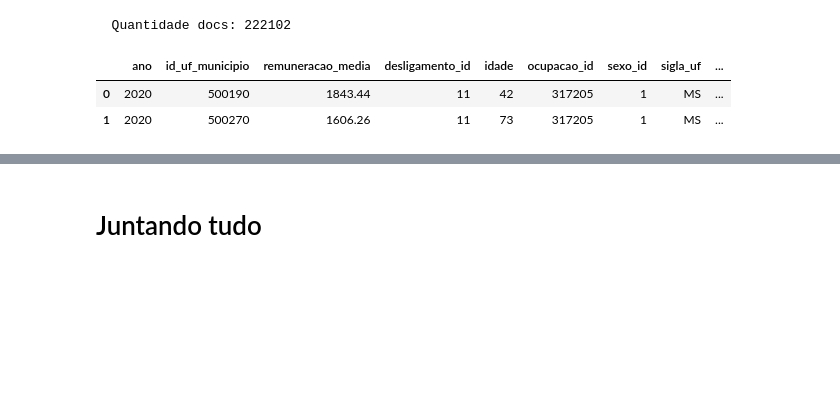
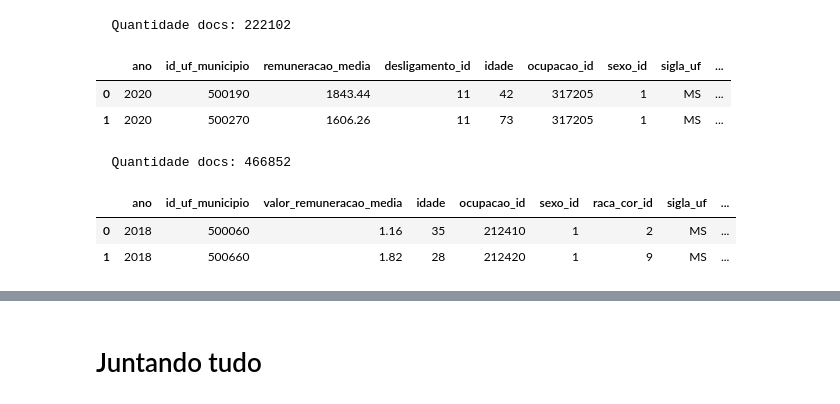
Before and after one commit to celiudos/unb_artigo_mineracao_dados, a Jupyter notebook: src/03_juntando_todos_anos.ipynb, the cells around one changed output, grey strips where cells are left out. Saved outputs shown, nothing was run; the diff lists cells and outputs as text; code cells hidden in the pictures; blank space fills up the shorter version.

```diff
--- a/src/03_juntando_todos_anos.ipynb
+++ b/src/03_juntando_todos_anos.ipynb
@@ -103,3 +119,11 @@ df_d_2020.head(2)
 |  | ano | id_uf_municipio | remuneracao_media | desligamento_id | idade | ocupacao_id | sexo_id | sigla_uf | ... |
 | 0 | 2020 | 500190 | 1843.44 | 11 | 42 | 317205 | 1 | MS | ... |
 | 1 | 2020 | 500270 | 1606.26 | 11 | 73 | 317205 | 1 | MS | ... |
+# %%
+df_d_2018 = load_file_mun(df_c_2018, ano = 2019)
+df_d_2018.head(2)
+# %% [output]
+  Quantidade docs: 466852
+|  | ano | id_uf_municipio | valor_remuneracao_media | idade | ocupacao_id | sexo_id | raca_cor_id | sigla_uf | ... |
+| 0 | 2018 | 500060 | 1.16 | 35 | 212410 | 1 | 2 | MS | ... |
+| 1 | 2018 | 500660 | 1.82 | 28 | 212420 | 1 | 9 | MS | ... |
```
Also changed, not shown: parts of 7 cells of this notebook, 6 other files.
